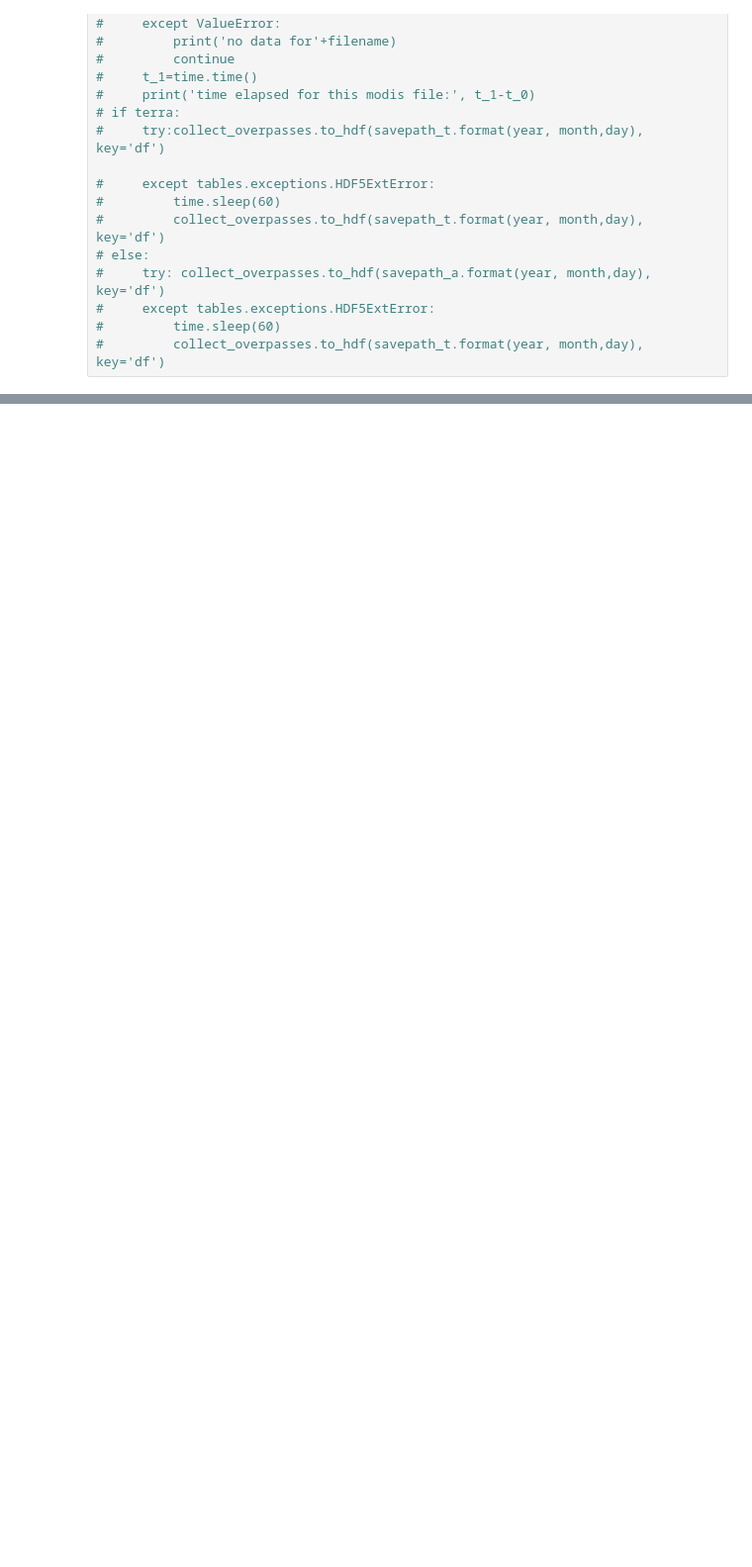
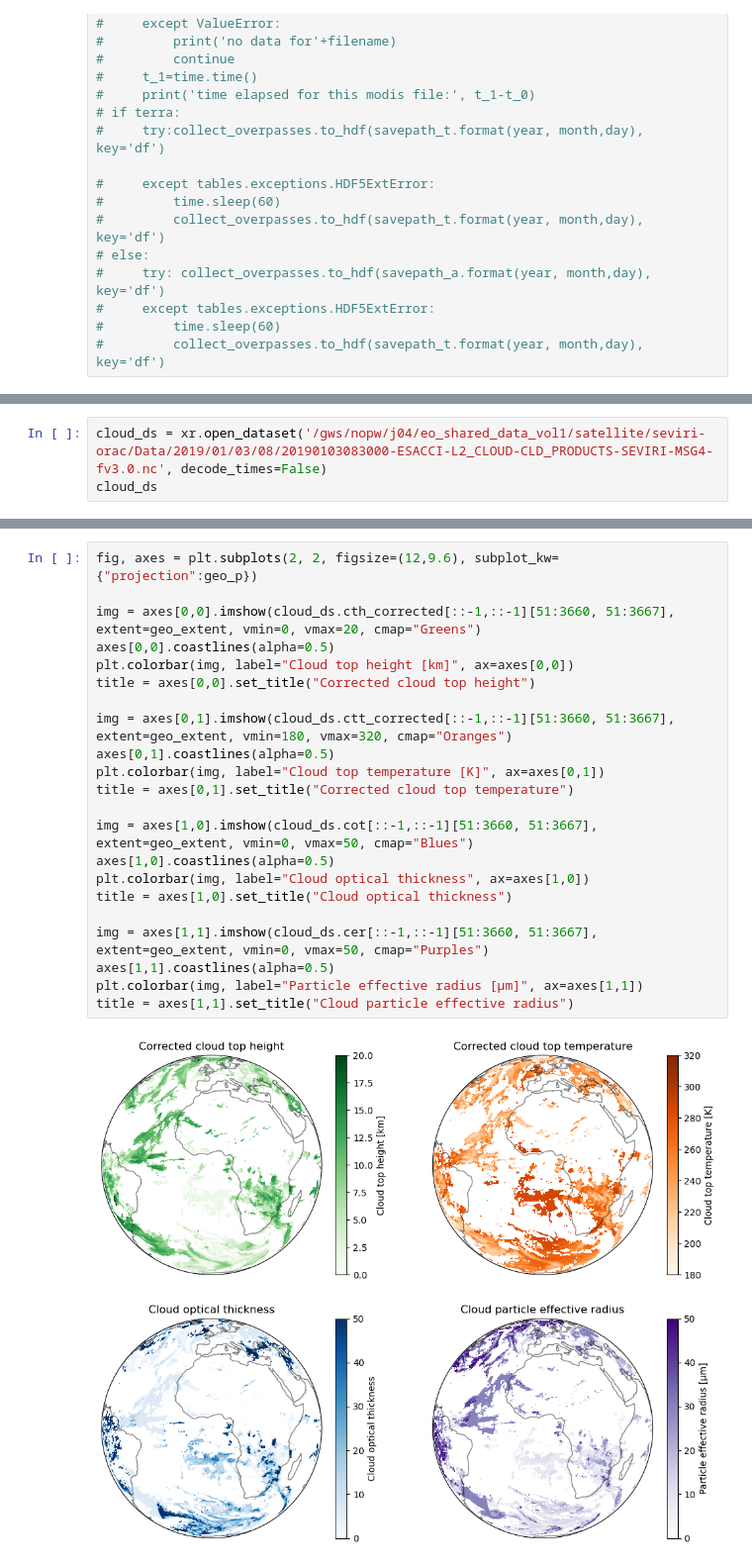
Before and after one commit to ManshaP/examp_nb_shiptracks, a Jupyter notebook: Ship_emissions.ipynb, the cells around one changed output, grey strips where cells are left out. Shown at 99% size. Cells and saved outputs as stored; diff of their text form; blank space fills up the shorter version.

```diff
--- a/Ship_emissions.ipynb
+++ b/Ship_emissions.ipynb
@@ -362,0 +456,3 @@ ax.add_feature(cfeature.NaturalEarthFeature('physical', 'land', '110m', edgecolo
+# %%
+cloud_ds = xr.open_dataset('/gws/nopw/j04/eo_shared_data_vol1/satellite/seviri-orac/Data/2019/01/03/08/20190103083000-ESACCI-L2_CLOUD-CLD_PRODUCTS-SEVIRI-MSG4-fv3.0.nc', decode_times=False)
+cloud_ds
@@ -362,0 +487,24 @@ ax.add_feature(cfeature.NaturalEarthFeature('physical', 'land', '110m', edgecolo
+# %%
+fig, axes = plt.subplots(2, 2, figsize=(12,9.6), subplot_kw={"projection":geo_p})
+
+img = axes[0,0].imshow(cloud_ds.cth_corrected[::-1,::-1][51:3660, 51:3667], extent=geo_extent, vmin=0, vmax=20, cmap="Greens")
+axes[0,0].coastlines(alpha=0.5)
+plt.colorbar(img, label="Cloud top height [km]", ax=axes[0,0])
+title = axes[0,0].set_title("Corrected cloud top height")
+
+img = axes[0,1].imshow(cloud_ds.ctt_corrected[::-1,::-1][51:3660, 51:3667], extent=geo_extent, vmin=180, vmax=320, cmap="Oranges")
+axes[0,1].coastlines(alpha=0.5)
+plt.colorbar(img, label="Cloud top temperature [K]", ax=axes[0,1])
+title = axes[0,1].set_title("Corrected cloud top temperature")
+
+img = axes[1,0].imshow(cloud_ds.cot[::-1,::-1][51:3660, 51:3667], extent=geo_extent, vmin=0, vmax=50, cmap="Blues")
+axes[1,0].coastlines(alpha=0.5)
+plt.colorbar(img, label="Cloud optical thickness", ax=axes[1,0])
+title = axes[1,0].set_title("Cloud optical thickness")
+
+img = axes[1,1].imshow(cloud_ds.cer[::-1,::-1][51:3660, 51:3667], extent=geo_extent, vmin=0, vmax=50, cmap="Purples")
+axes[1,1].coastlines(alpha=0.5)
+plt.colorbar(img, label="Particle effective radius [μm]", ax=axes[1,1])
+title = axes[1,1].set_title("Cloud particle effective radius")
+# %% [output]
+[figure, added]
```
Also changed, not shown: parts of 29 cells of this notebook.
